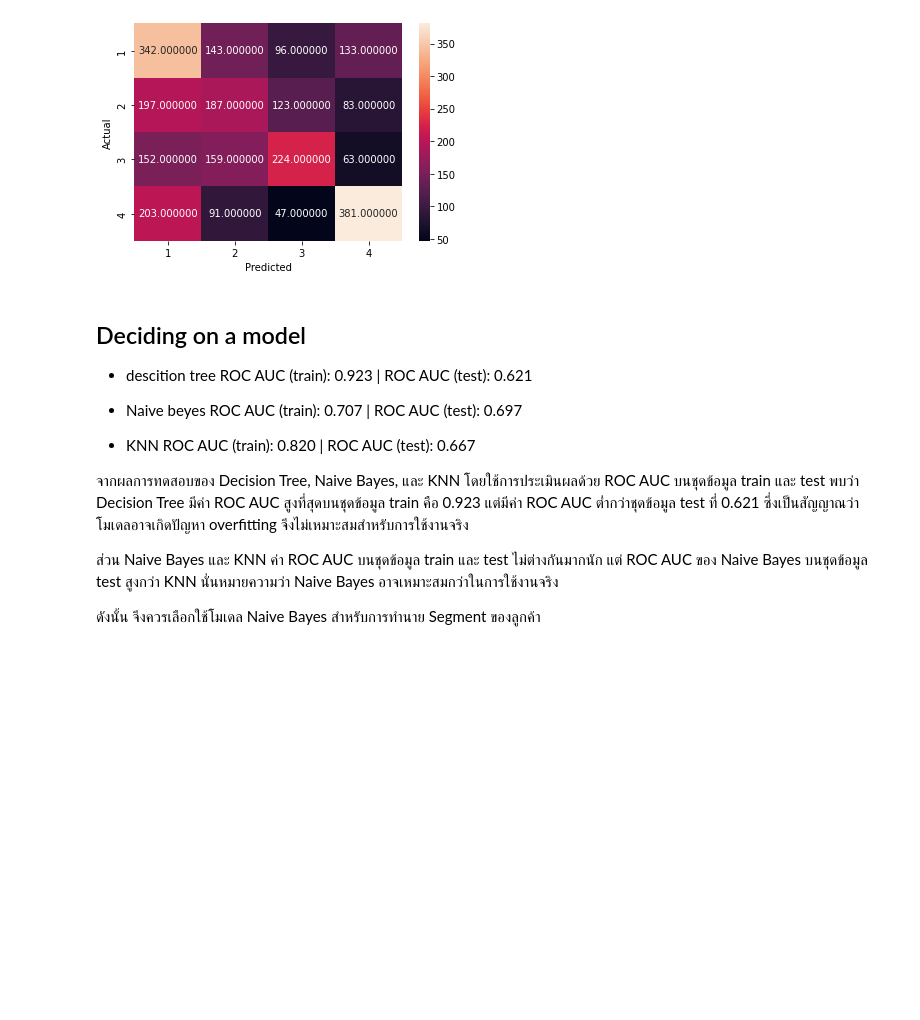
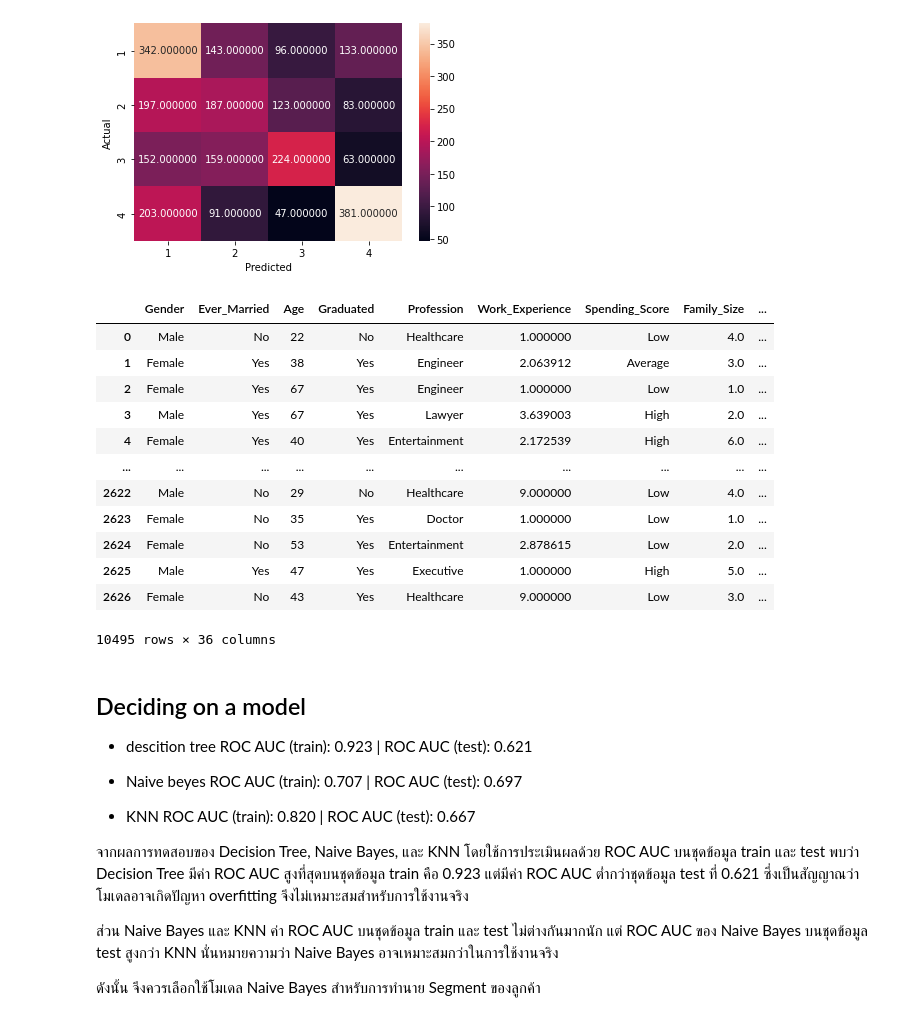
Before and after one commit to Ninkrn/bsc_dpdm22, a Jupyter notebook: project.ipynb, the cells around one changed output. Drawn from its saved outputs; the diff is of its cells as text; code cells hidden in the pictures; blank space fills up the shorter version.

```diff
--- a/project.ipynb
+++ b/project.ipynb
@@ -462,6 +454,22 @@ Actual
 3          152  159  224   63
 4          203   91   47  381,
 [figure]
+# %%
+data_t
+# %% [output]
+|  | Gender | Ever_Married | Age | Graduated | Profession | Work_Experience | Spending_Score | Family_Size | ... |
+| 0 | Male | No | 22 | No | Healthcare | 1.000000 | Low | 4.0 | ... |
+| 1 | Female | Yes | 38 | Yes | Engineer | 2.063912 | Average | 3.0 | ... |
+| 2 | Female | Yes | 67 | Yes | Engineer | 1.000000 | Low | 1.0 | ... |
+| 3 | Male | Yes | 67 | Yes | Lawyer | 3.639003 | High | 2.0 | ... |
+| 4 | Female | Yes | 40 | Yes | Entertainment | 2.172539 | High | 6.0 | ... |
+| ... | ... | ... | ... | ... | ... | ... | ... | ... | ... |
+| 2622 | Male | No | 29 | No | Healthcare | 9.000000 | Low | 4.0 | ... |
+| 2623 | Female | No | 35 | Yes | Doctor | 1.000000 | Low | 1.0 | ... |
+| 2624 | Female | No | 53 | Yes | Entertainment | 2.878615 | Low | 2.0 | ... |
+| 2625 | Male | Yes | 47 | Yes | Executive | 1.000000 | High | 5.0 | ... |
+| 2626 | Female | No | 43 | Yes | Healthcare | 9.000000 | Low | 3.0 | ... |
+10495 rows × 36 columns
 # %% [markdown]
 ## Deciding on a model
 
```
Also changed, not shown: parts of 1 cell of this notebook.
